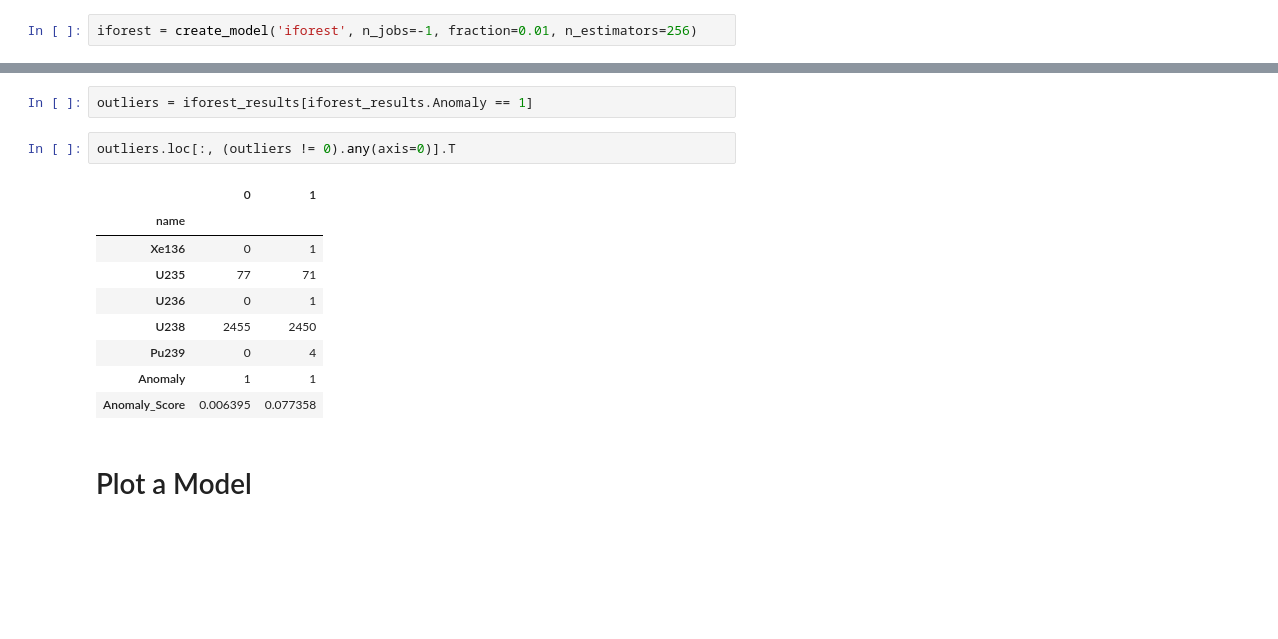
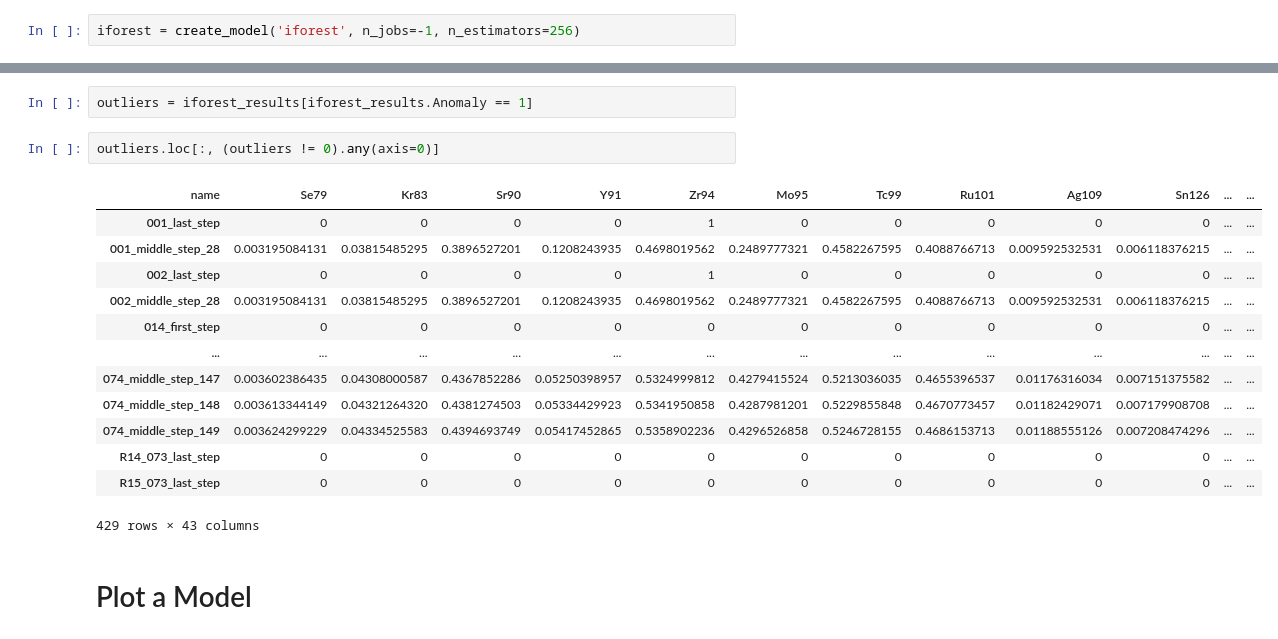
Before and after one commit to bookyue/nuclear_data_automated_processing, a Jupyter notebook: jupyterlab/anomaly_detection_nuc.ipynb, the cells around one changed output, grey strips where cells are left out. Cells and saved outputs as stored; diff of their text form; blank space fills up the shorter version.

```diff
--- a/jupyterlab/anomaly_detection_nuc.ipynb
+++ b/jupyterlab/anomaly_detection_nuc.ipynb
@@ -67,7 +108,7 @@ exp_ano = setup(nuc_data, normalize = True,
 # %% [markdown]
 # Create a Model
 # %%
-iforest = create_model('iforest', n_jobs=-1, fraction=0.01, n_estimators=256)
+iforest = create_model('iforest', n_jobs=-1, n_estimators=256)
 # %%
 iforest
 # %% [output]
@@ -91,17 +132,21 @@ iforest_results.head()
 # %%
 outliers = iforest_results[iforest_results.Anomaly == 1]
 # %%
-outliers.loc[:, (outliers != 0).any(axis=0)].T
+outliers.loc[:, (outliers != 0).any(axis=0)]
 # %% [output]
-|  | 0 | 1 |
-| name |  |  |
-| Xe136 | 0 | 1 |
-| U235 | 77 | 71 |
-| U236 | 0 | 1 |
-| U238 | 2455 | 2450 |
-| Pu239 | 0 | 4 |
-| Anomaly | 1 | 1 |
-| Anomaly_Score | 0.006395 | 0.077358 |
+| name | Se79 | Kr83 | Sr90 | Y91 | Zr94 | Mo95 | Tc99 | Ru101 | Ag109 | Sn126 | ... | ... |
+| 001_last_step | 0 | 0 | 0 | 0 | 1 | 0 | 0 | 0 | 0 | 0 | ... | ... |
+| 001_middle_step_28 | 0.003195084131 | 0.03815485295 | 0.3896527201 | 0.1208243935 | 0.4698019562 | 0.2489777321 | 0.4582267595 | 0.4088766713 | 0.009592532531 | 0.006118376215 | ... | ... |
+| 002_last_step | 0 | 0 | 0 | 0 | 1 | 0 | 0 | 0 | 0 | 0 | ... | ... |
+| 002_middle_step_28 | 0.003195084131 | 0.03815485295 | 0.3896527201 | 0.1208243935 | 0.4698019562 | 0.2489777321 | 0.4582267595 | 0.4088766713 | 0.009592532531 | 0.006118376215 | ... | ... |
+| 014_first_step | 0 | 0 | 0 | 0 | 0 | 0 | 0 | 0 | 0 | 0 | ... | ... |
+| ... | ... | ... | ... | ... | ... | ... | ... | ... | ... | ... | ... | ... |
+| 074_middle_step_147 | 0.003602386435 | 0.04308000587 | 0.4367852286 | 0.05250398957 | 0.5324999812 | 0.4279415524 | 0.5213036035 | 0.4655396537 | 0.01176316034 | 0.007151375582 | ... | ... |
+| 074_middle_step_148 | 0.003613344149 | 0.04321264320 | 0.4381274503 | 0.05334429923 | 0.5341950858 | 0.4287981201 | 0.5229855848 | 0.4670773457 | 0.01182429071 | 0.007179908708 | ... | ... |
+| 074_middle_step_149 | 0.003624299229 | 0.04334525583 | 0.4394693749 | 0.05417452865 | 0.5358902236 | 0.4296526858 | 0.5246728155 | 0.4686153713 | 0.01188555126 | 0.007208474296 | ... | ... |
+| R14_073_last_step | 0 | 0 | 0 | 0 | 0 | 0 | 0 | 0 | 0 | 0 | ... | ... |
+| R15_073_last_step | 0 | 0 | 0 | 0 | 0 | 0 | 0 | 0 | 0 | 0 | ... | ... |
+429 rows × 43 columns
 # %% [markdown]
 # Plot a Model
 # %%
```
Also changed, not shown: parts of 10 cells of this notebook, 1 other file.
